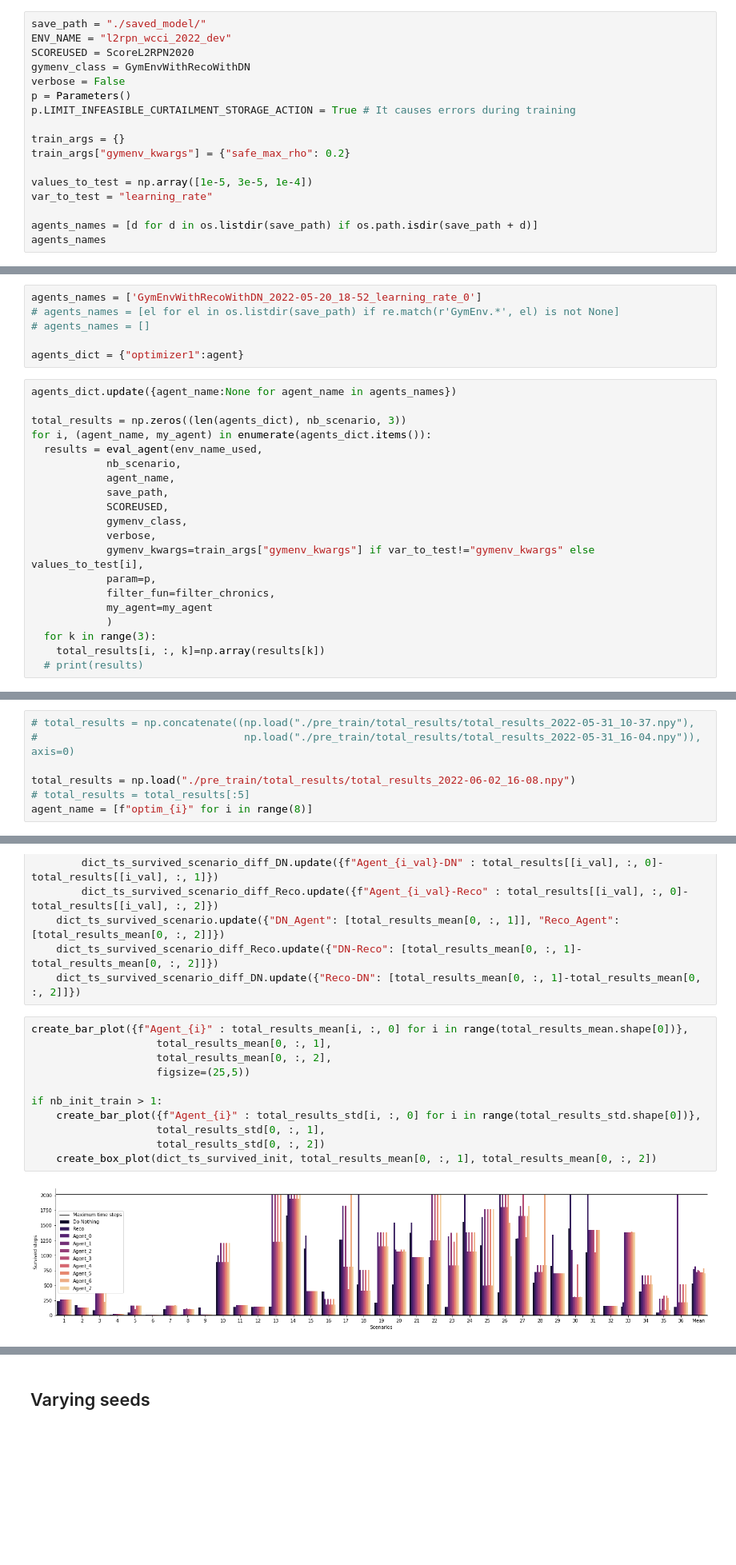
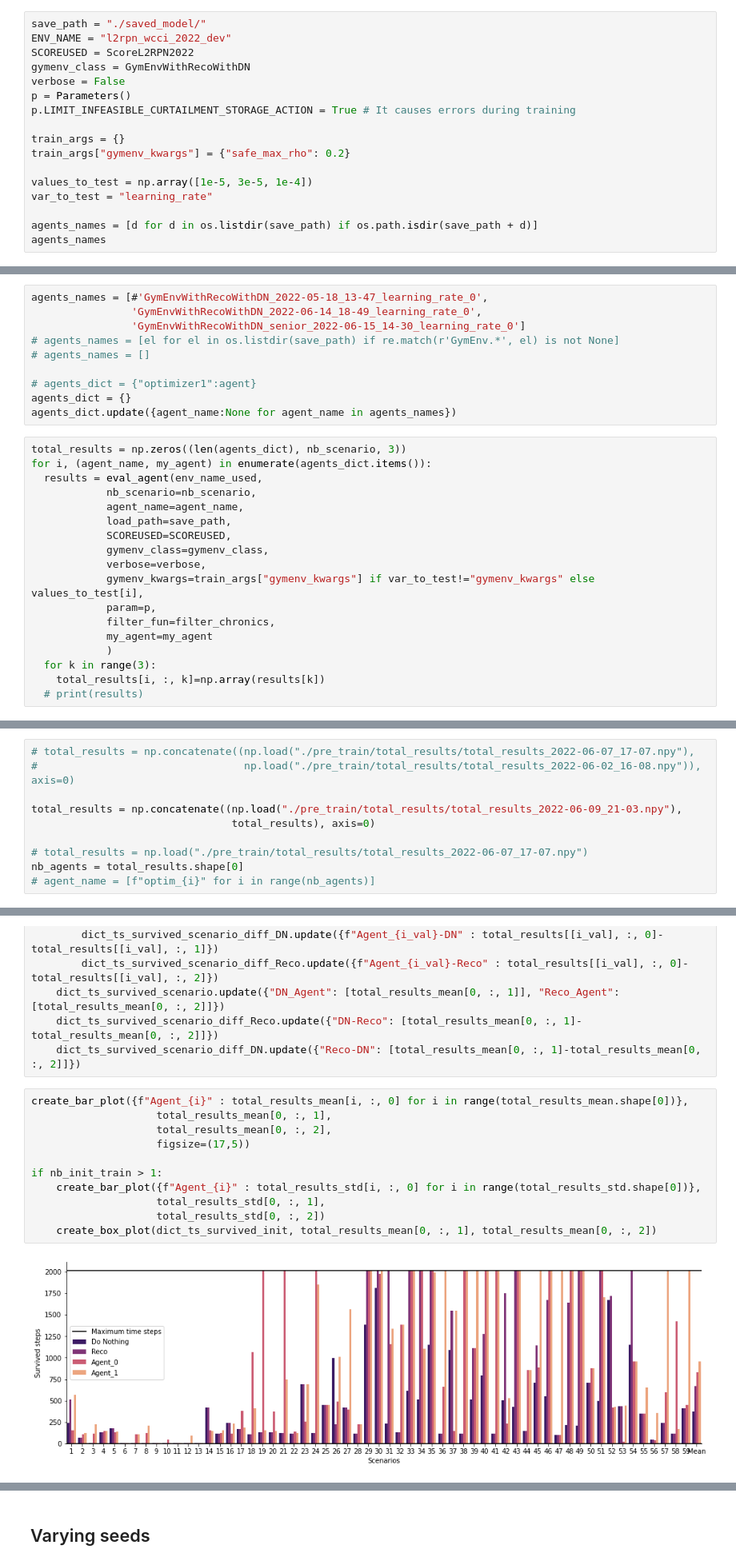
Before and after one commit to gaetanserre/L2RPN-WCCI-Baselines, a Jupyter notebook: RL/eval.ipynb, the cells around one changed output, grey strips where cells are left out. Shown at 80% size. Cells and saved outputs as stored; diff of their text form; blank space fills up the shorter version.

Commit message:
fix bug when loading pretrained agent with nn_path

```diff
--- a/RL/eval.ipynb
+++ b/RL/eval.ipynb
@@ -81,7 +81,7 @@ def create_box_plot(dict_ts_survived, dn_ts_survived, reco_ts_survived, path=Non
 # %%
 save_path = "./saved_model/"
 ENV_NAME = "l2rpn_wcci_2022_dev"
-SCOREUSED = ScoreL2RPN2020
+SCOREUSED = ScoreL2RPN2022
 gymenv_class = GymEnvWithRecoWithDN
 verbose = False
 p = Parameters()
@@ -181,22 +185,24 @@ agent = OptimCVXPY(env.action_space,
                    )
 # %%
-agents_names = ['GymEnvWithRecoWithDN_2022-05-20_18-52_learning_rate_0']
+agents_names = [#'GymEnvWithRecoWithDN_2022-05-18_13-47_learning_rate_0',
+                'GymEnvWithRecoWithDN_2022-06-14_18-49_learning_rate_0',
+                'GymEnvWithRecoWithDN_senior_2022-06-15_14-30_learning_rate_0']
 # agents_names = [el for el in os.listdir(save_path) if re.match(r'GymEnv.*', el) is not None]
 # agents_names = []
 
-agents_dict = {"optimizer1":agent}
+# agents_dict = {"optimizer1":agent}
+agents_dict = {}
+agents_dict.update({agent_name:None for agent_name in agents_names})
 # %%
-agents_dict.update({agent_name:None for agent_name in agents_names})
-
 total_results = np.zeros((len(agents_dict), nb_scenario, 3))
 for i, (agent_name, my_agent) in enumerate(agents_dict.items()):
   results = eval_agent(env_name_used,
-            nb_scenario,
-            agent_name,
-            save_path,
-            SCOREUSED,
-            gymenv_class,
-            verbose,
+            nb_scenario=nb_scenario,
+            agent_name=agent_name,
+            load_path=save_path,
+            SCOREUSED=SCOREUSED,
+            gymenv_class=gymenv_class,
+            verbose=verbose,
             gymenv_kwargs=train_args["gymenv_kwargs"] if var_to_test!="gymenv_kwargs" else values_to_test[i],
             param=p,
             filter_fun=filter_chronics,
@@ -208,7 +219,10 @@ for i, (agent_name, my_agent) in enumerate(agents_dict.items()):
 # %%
-# total_results = np.concatenate((np.load("./pre_train/total_results/total_results_2022-05-31_10-37.npy"),
-#                                 np.load("./pre_train/total_results/total_results_2022-05-31_16-04.npy")), axis=0)
+# total_results = np.concatenate((np.load("./pre_train/total_results/total_results_2022-06-07_17-07.npy"),
+#                                 np.load("./pre_train/total_results/total_results_2022-06-02_16-08.npy")), axis=0)
 
-total_results = np.load("./pre_train/total_results/total_results_2022-06-02_16-08.npy")
-# total_results = total_results[:5]
-agent_name = [f"optim_{i}" for i in range(8)]
+total_results = np.concatenate((np.load("./pre_train/total_results/total_results_2022-06-09_21-03.npy"),
+                                total_results), axis=0)
+
+# total_results = np.load("./pre_train/total_results/total_results_2022-06-07_17-07.npy")
+nb_agents = total_results.shape[0]
+# agent_name = [f"optim_{i}" for i in range(nb_agents)]
@@ -255,13 +277,13 @@ else:
 # %%
 create_bar_plot({f"Agent_{i}" : total_results_mean[i, :, 0] for i in range(total_results_mean.shape[0])},
                     total_results_mean[0, :, 1],
                     total_results_mean[0, :, 2],
-                    figsize=(25,5))
+                    figsize=(17,5))
 
 if nb_init_train > 1:
     create_bar_plot({f"Agent_{i}" : total_results_std[i, :, 0] for i in range(total_results_std.shape[0])},
                     total_results_std[0, :, 1],
                     total_results_std[0, :, 2])
     create_box_plot(dict_ts_survived_init, total_results_mean[0, :, 1], total_results_mean[0, :, 2])
 # %% [output]
-[figure, old version]
+[figure, new version]
```
Also changed, not shown: parts of 17 cells of this notebook, 18 other files.
